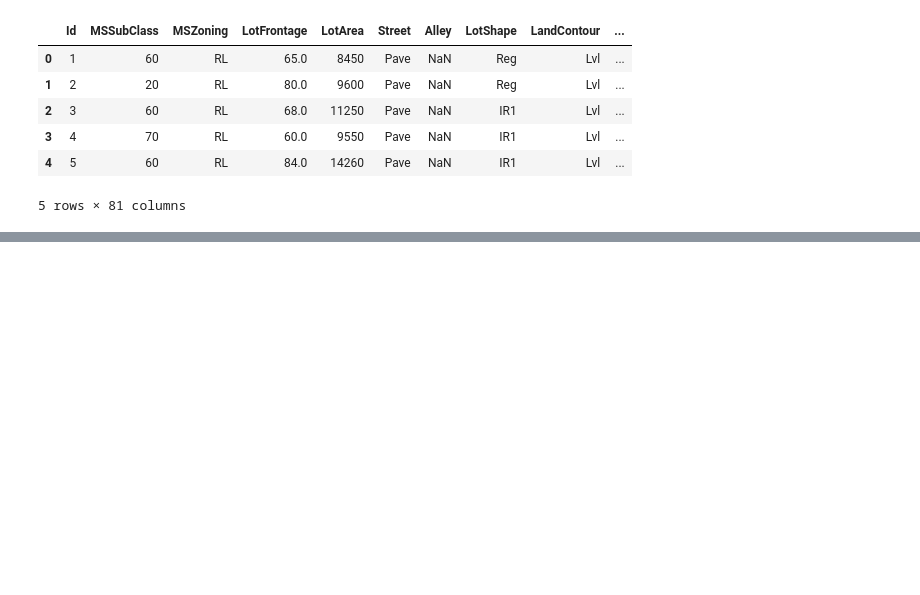
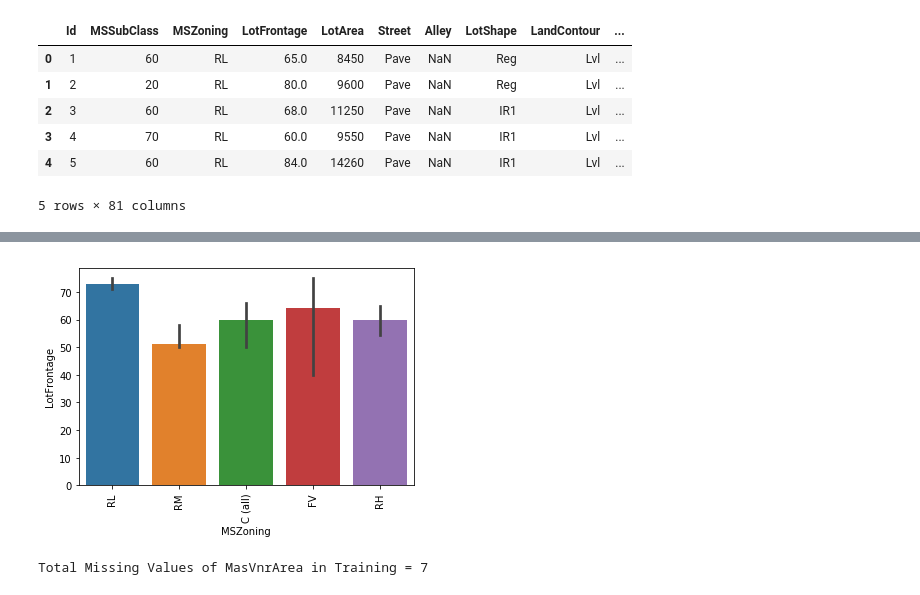
Before and after one commit to Wilson2214/HousePrice-MLClass, a Jupyter notebook: House Prices - Initial Linear Regression.ipynb, the cells around one changed output, grey strips where cells are left out. Drawn from its saved outputs; the diff is of its cells as text; code cells hidden in the pictures; blank space fills up the shorter version.

```diff
--- a/House Prices - Initial Linear Regression.ipynb
+++ b/House Prices - Initial Linear Regression.ipynb
@@ -145,0 +131,6 @@ Testing # Cols with NaN = 11
+# %%
+sns.barplot(data=train,x='MSZoning',y='LotFrontage', estimator=np.median)
+plt.xticks(rotation=90)
+plt.show()
+# %% [output]
+[figure, added]
@@ -145,0 +147,8 @@ Testing # Cols with NaN = 11
+# %%
+# MasVnrArea: Masonry veneer area in square feet
+
+out2 = num_train['MasVnrArea'].isna().sum()
+
+print('Total Missing Values of MasVnrArea in Training =', out2)
+# %% [output]
+Total Missing Values of MasVnrArea in Training = 7
```
Also changed, not shown: parts of 19 cells of this notebook.
